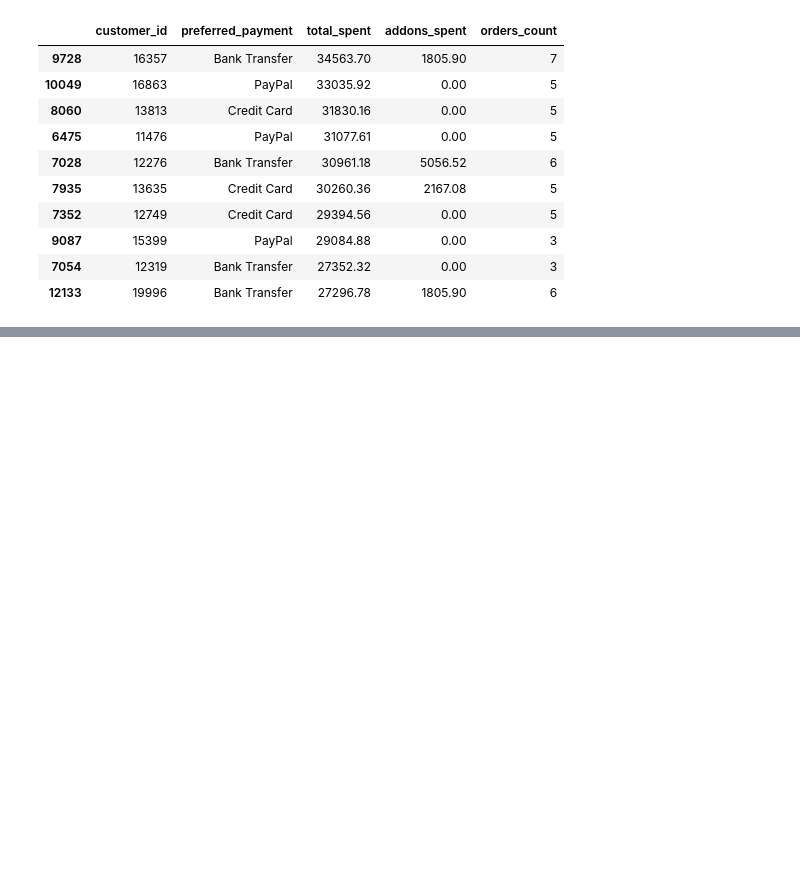
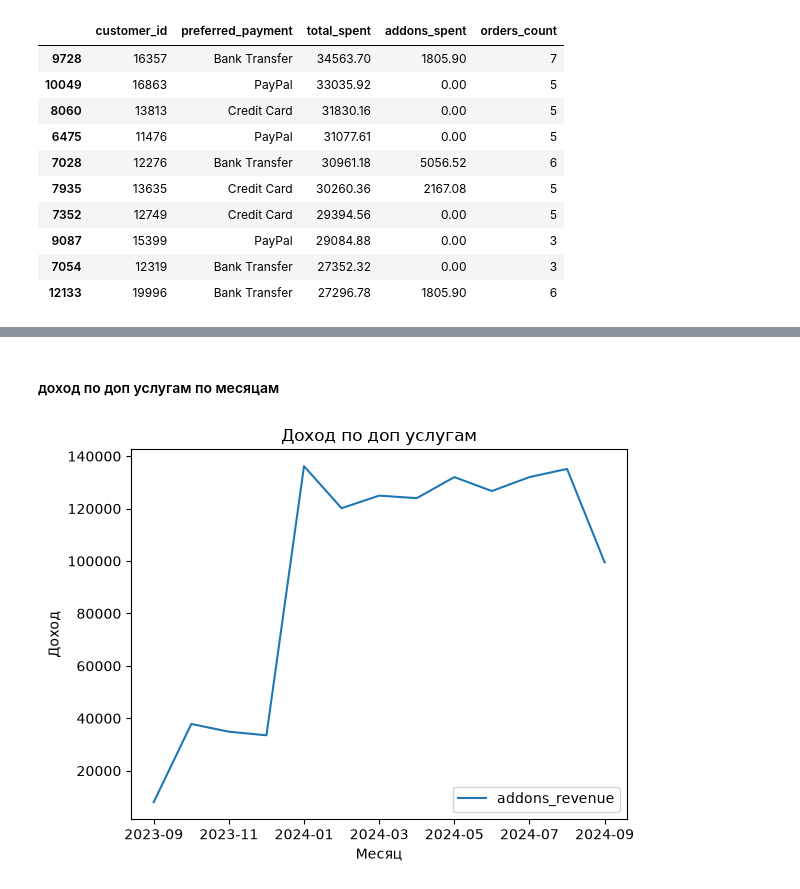
Before and after one commit to annv0r0/Python_1, a Jupyter notebook: hw_3/hw_3.ipynb, the cells around one changed output, grey strips where cells are left out. Drawn from its saved outputs; the diff is of its cells as text; code cells hidden in the pictures; blank space fills up the shorter version.

```diff
--- a/hw_3/hw_3.ipynb
+++ b/hw_3/hw_3.ipynb
@@ -125,0 +393,17 @@ result
+# %% [markdown]
+#### доход по доп услугам по месяцам
+# %%
+addons = metrics['addons_by_month'].copy()
+addons['month'] = addons['month'].astype(str)
+
+addons.plot(
+    x='month',
+    y='addons_revenue',
+    title='Доход по доп услугам'
+)
+
+plt.xlabel('Месяц')
+plt.ylabel('Доход')
+plt.show()
+# %% [output]
+[figure, added]
```
Also changed, not shown: parts of 14 cells of this notebook.
